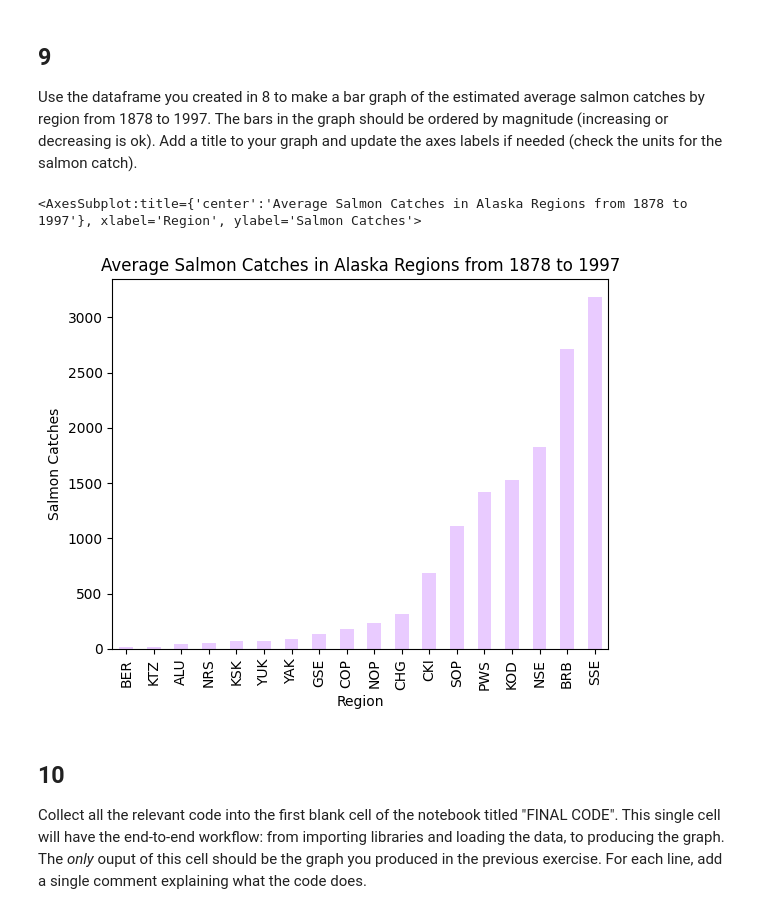
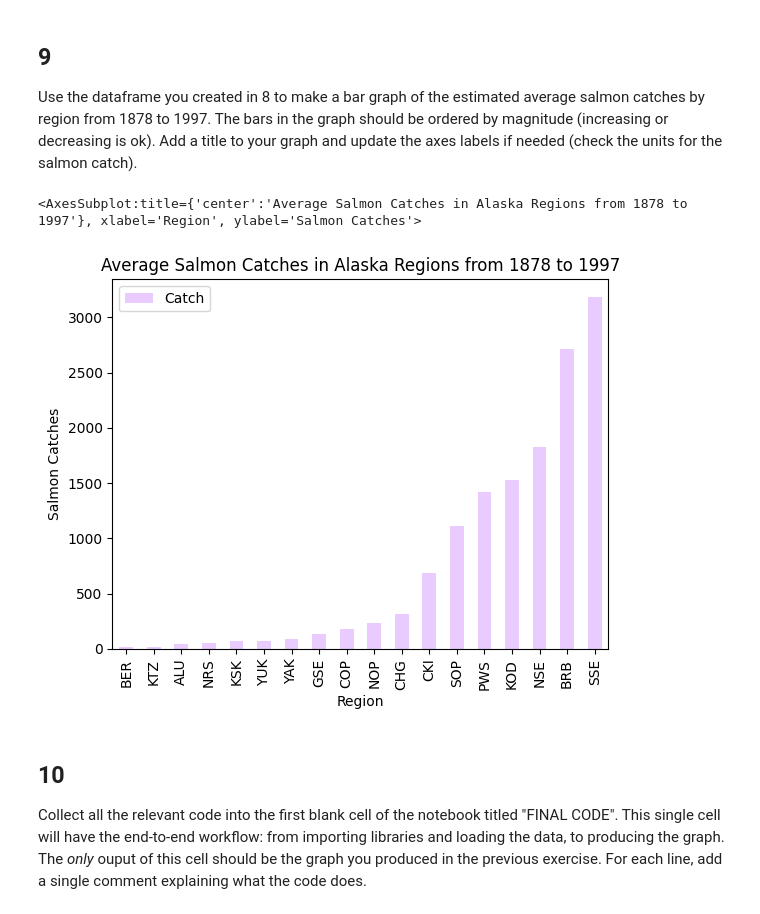
Before and after one commit to hazelvaq/eds220-hwk-2, a Jupyter notebook: hwk2-task3-salmon.ipynb, the cells around one changed output. Saved outputs shown, nothing was run; the diff lists cells and outputs as text; code cells hidden in the pictures.

```diff
--- a/hwk2-task3-salmon.ipynb
+++ b/hwk2-task3-salmon.ipynb
@@ -184,7 +184,7 @@ Create a dataframe with the average catch per region. HINT: use `groupby()`. Sto
 # %%
 # Average catch per region
 
-average_catch = catch_original.groupby('Region').Catch.mean()
+average_catch = pd.DataFrame(catch_original.groupby('Region').Catch.mean()).reset_index()
 
 # check new dataframe has the averages
 average_catch
@@ -215,16 +212,16 @@ Name: Catch, dtype: float64
 Use the dataframe you created in 8 to make a bar graph of the estimated average salmon catches by region from 1878 to 1997. The bars in the graph should be ordered by magnitude (increasing or decreasing is ok). Add a title  to your graph and update the axes labels if needed (check the units for the salmon catch).
 # %%
 # Bar graph
-average_catch.sort_values().plot(kind = 'bar', # bar graph set
+average_catch.sort_values(by = ['Catch']).plot(kind = 'bar', # bar graph set
                   x = 'Region', #x-axis
                   y = 'Catch', #y-axis
                   ylabel = 'Salmon Catches', # y-axis label
                   title = "Average Salmon Catches in Alaska Regions from 1878 to 1997", # title
                   color = '#E9CBFF'
                 )
 # %% [output]
 <AxesSubplot:title={'center':'Average Salmon Catches in Alaska Regions from 1878 to 1997'}, xlabel='Region', ylabel='Salmon Catches'>
-[figure, old version]
+[figure, new version]
 # %% [markdown]
 ## 10
 
```
Also changed, not shown: parts of 1 cell of this notebook, 2 other files.
